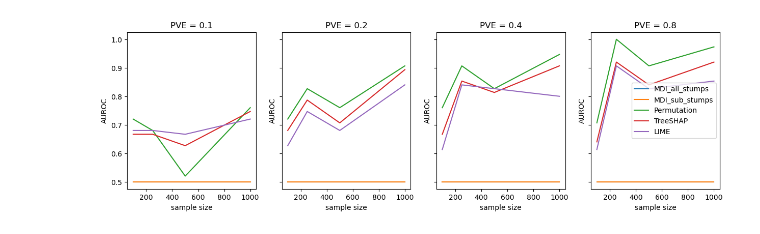
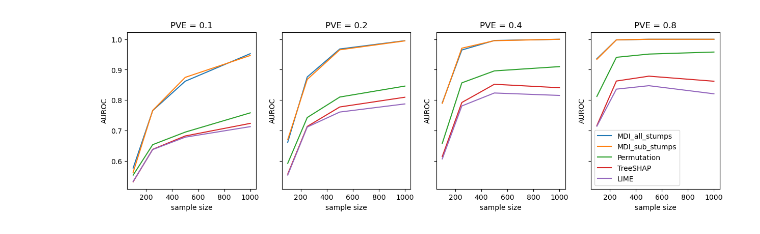
Before and after one commit to Yu-Group/imodels-experiments, a Jupyter notebook: feature_importance/local_MDI_plus_visulization.ipynb, the cells around one changed output. Saved outputs shown, nothing was run; the diff lists cells and outputs as text; code cells hidden in the pictures.

```diff
--- a/feature_importance/local_MDI_plus_visulization.ipynb
+++ b/feature_importance/local_MDI_plus_visulization.ipynb
@@ -95,32 +95,32 @@ fig, axs = plt.subplots(1, 4, figsize=(15, 4), sharey=True)
 
 
 for i in range(len(heritability)):
     h = heritability[i]
     for m in methods:
-        axs[i].plot(sample_row_n, results[h][m]["auroc_group2"], label=m)
+        axs[i].plot(sample_row_n, agg_results[h][m]["auroc_group2"], label=m)
 
 
 # Set labels and title
 axs[0].set_xlabel('sample size')
 axs[0].set_ylabel('AUROC')
 axs[0].set_title('PVE = 0.1')
 
 axs[1].set_xlabel('sample size')
 axs[1].set_ylabel('AUROC')
 axs[1].set_title('PVE = 0.2')
 
 axs[2].set_xlabel('sample size')
 axs[2].set_ylabel('AUROC')
 axs[2].set_title('PVE = 0.4')
 
 axs[3].set_xlabel('sample size')
 axs[3].set_ylabel('AUROC')
 axs[3].set_title('PVE = 0.8')
 
 # Share the label in the last plot
 axs[3].legend()
 
 # Show the plots
 plt.show()
 # %% [output]
-[figure, old version]
+[figure, new version]
```
Also changed, not shown: parts of 2 cells of this notebook, 3 other files.
